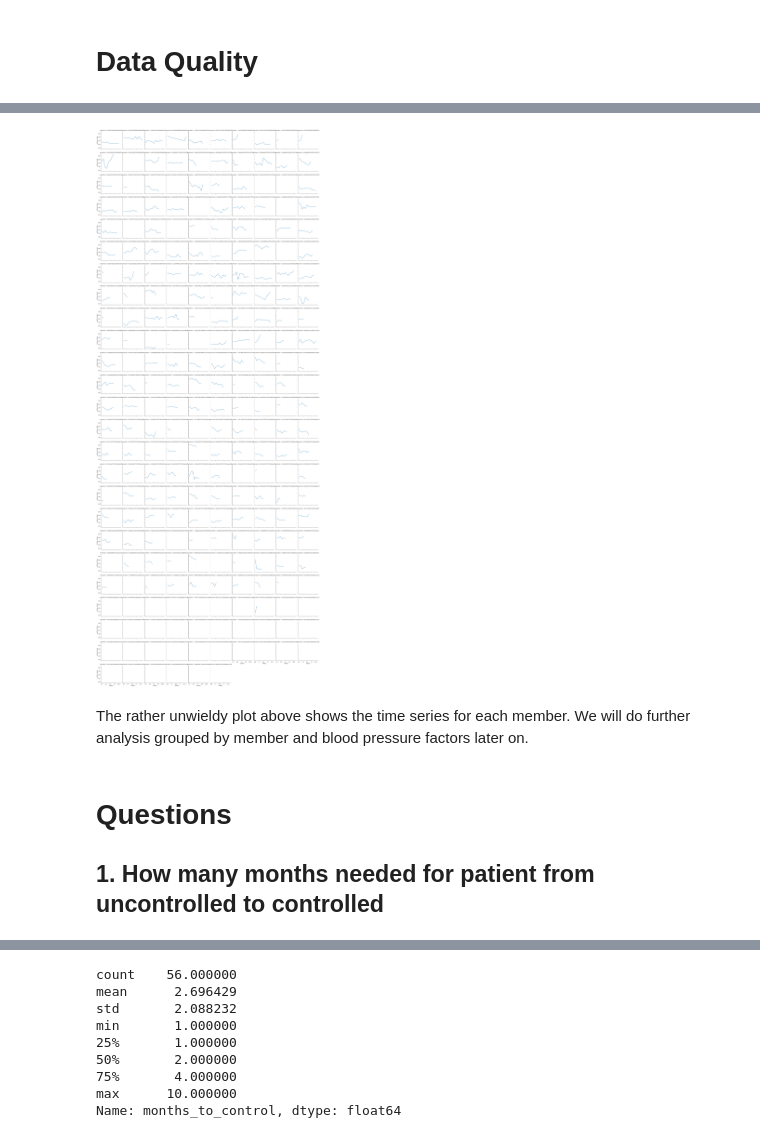
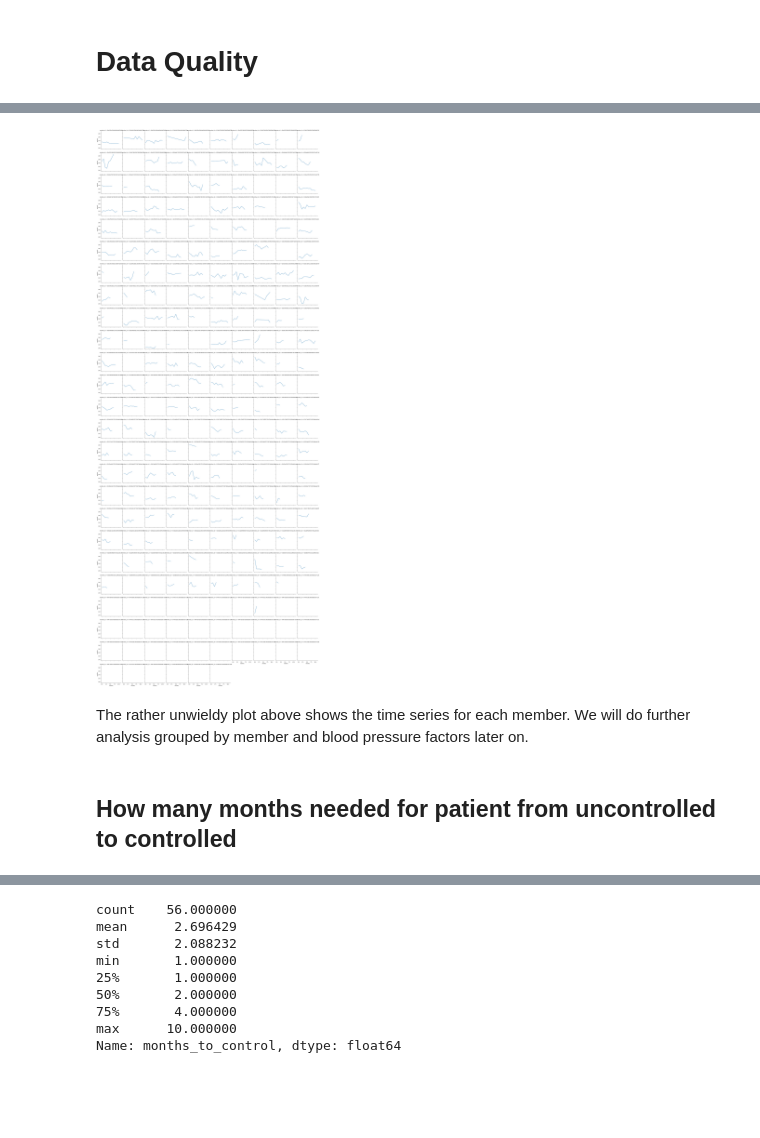
Before and after one commit to MatthewChatham/ihealthlabs, a Jupyter notebook: analysis.ipynb, the cells around one changed output, grey strips where cells are left out. Saved outputs shown, nothing was run; the diff lists cells and outputs as text; code cells hidden in the pictures; blank space fills up the shorter version.

```diff
--- a/analysis.ipynb
+++ b/analysis.ipynb
@@ -105,0 +164,2 @@ Name: measurement_id, dtype: object
+# %%
+sbp['controlled'] = sbp['systolic'] < 140
@@ -105,0 +186,6 @@ Name: measurement_id, dtype: object
+# %%
+first_month = sbp.groupby('member_id')['month'].min().rename('first_month')
+members = members.join(first_month, on='member_id')
+sbp = sbp.join(first_month, on='member_id')
+sbp['months'] = sbp['month'].dt.to_period('m').astype(int) - sbp['first_month'].dt.to_period('m').astype(int)
+print(sbp.shape)
@@ -105,0 +198,7 @@ Name: measurement_id, dtype: object
+# %%
+# # Whether the member was controlled at baseline
+tmp = sbp.loc[sbp.months == 0, ['member_id', 'controlled']]
+tmp.rename({'controlled': 'ctrl_bl'}, axis=1, inplace=True)
+tmp.set_index('member_id', inplace=True)
+sbp = sbp.join(tmp, on='member_id')
+print(sbp.shape)
@@ -182,3 +228,0 @@ I'm not able to exactly replicate the calculated monthly average in the SBP data
-# %%
-sbp.set_index(['memberId', 'month'], inplace=True)
-sbp.head()
@@ -242,16 +269,12 @@ sns.lineplot(data=sbp, x="months", y="systolic_mmHg", hue="memberId", legend=Fal
 # %%
-# weight by number of months of observations
-# sample_members = sbp.memberId.sample(100).unique()
-g = sns.FacetGrid(data=sbp, col='memberId', col_wrap=10)
-g.map(plt.plot, 'months', 'systolic_mmHg')
-plt.show()
+g = sns.FacetGrid(data=sbp, col='member_id', col_wrap=10)
+g.map(plt.plot, 'months', 'systolic')
+plt.show();
 # %% [output]
-[figure, old version]
+[figure, new version]
 # %% [markdown]
 The rather unwieldy plot above shows the time series for each member. We will do further analysis grouped by member and blood pressure factors later on.
 # %% [markdown]
-# Questions
-
-## 1. How many months needed for patient from uncontrolled to controlled
+## How many months needed for patient from uncontrolled to controlled
 # %%
 # Find first controlled month for each member uncontrolled at baseline
```
Also changed, not shown: parts of 87 cells of this notebook.
